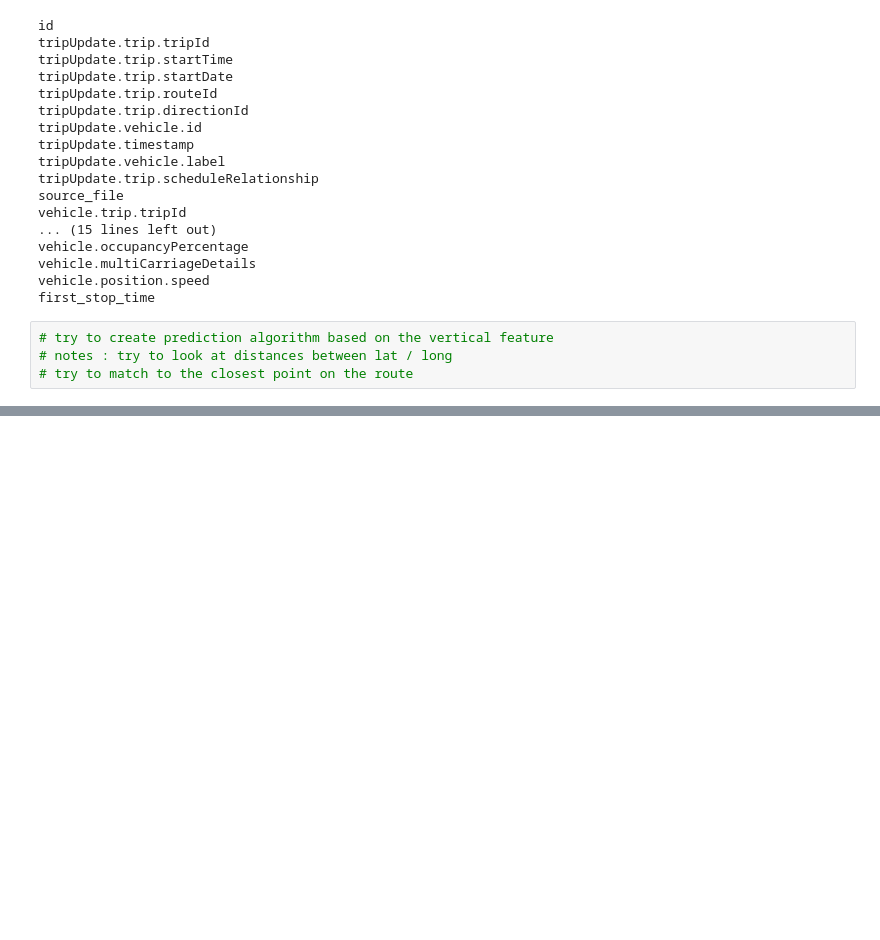
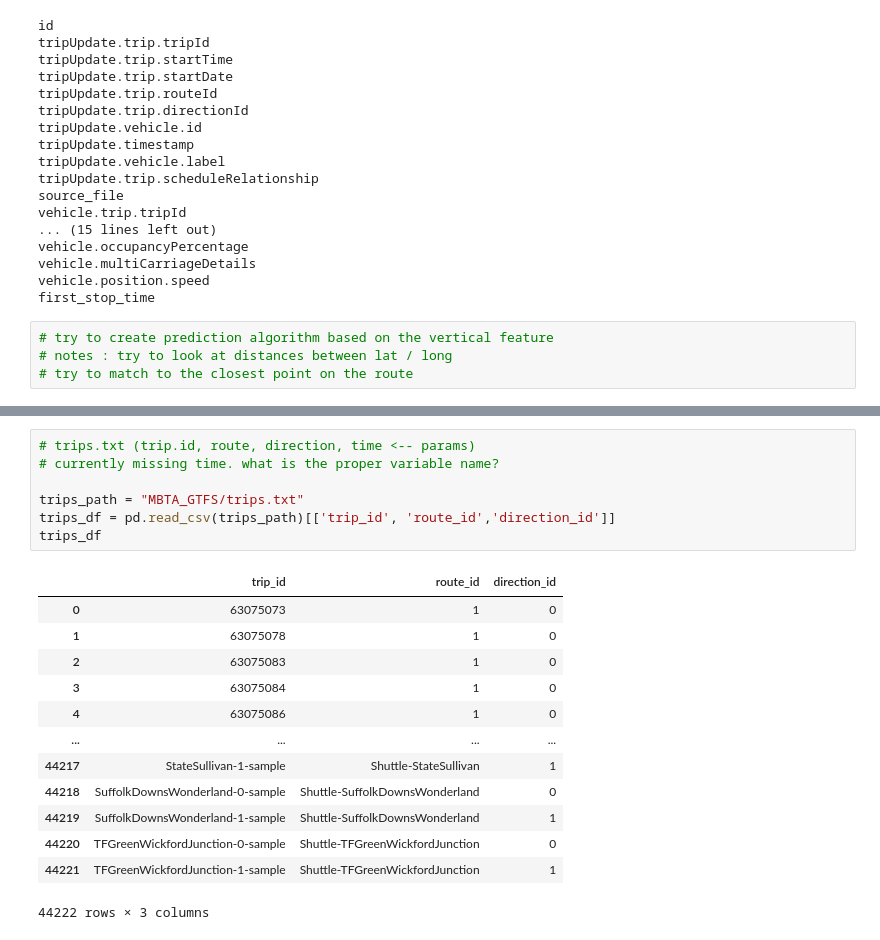
Before and after one commit to ctriley/gtfs-tools, a Jupyter notebook: Feature Engineering 2.0.ipynb, the cells around one changed output, grey strips where cells are left out. Saved outputs shown, nothing was run; the diff lists cells and outputs as text; blank space fills up the shorter version.

```diff
--- a/Feature Engineering 2.0.ipynb
+++ b/Feature Engineering 2.0.ipynb
@@ -45,0 +99,21 @@ first_stop_time
+# %%
+# trips.txt (trip.id, route, direction, time <-- params)
+# currently missing time. what is the proper variable name?
+
+trips_path = "MBTA_GTFS/trips.txt"
+trips_df = pd.read_csv(trips_path)[['trip_id', 'route_id','direction_id']]
+trips_df
+# %% [output]
+|  | trip_id | route_id | direction_id |
+| 0 | 63075073 | 1 | 0 |
+| 1 | 63075078 | 1 | 0 |
+| 2 | 63075083 | 1 | 0 |
+| 3 | 63075084 | 1 | 0 |
+| 4 | 63075086 | 1 | 0 |
+| ... | ... | ... | ... |
+| 44217 | StateSullivan-1-sample | Shuttle-StateSullivan | 1 |
+| 44218 | SuffolkDownsWonderland-0-sample | Shuttle-SuffolkDownsWonderland | 0 |
+| 44219 | SuffolkDownsWonderland-1-sample | Shuttle-SuffolkDownsWonderland | 1 |
+| 44220 | TFGreenWickfordJunction-0-sample | Shuttle-TFGreenWickfordJunction | 0 |
+| 44221 | TFGreenWickfordJunction-1-sample | Shuttle-TFGreenWickfordJunction | 1 |
+44222 rows × 3 columns
```
Also changed, not shown: parts of 7 cells of this notebook.
